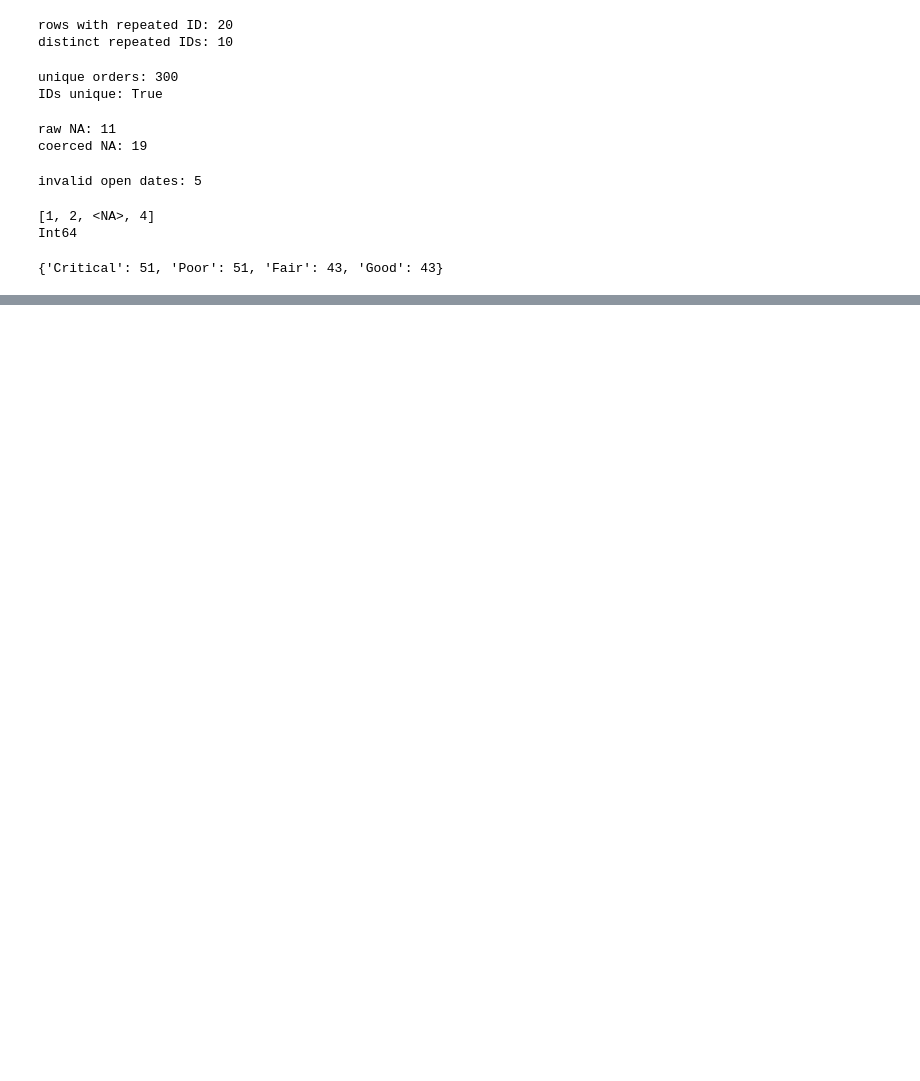
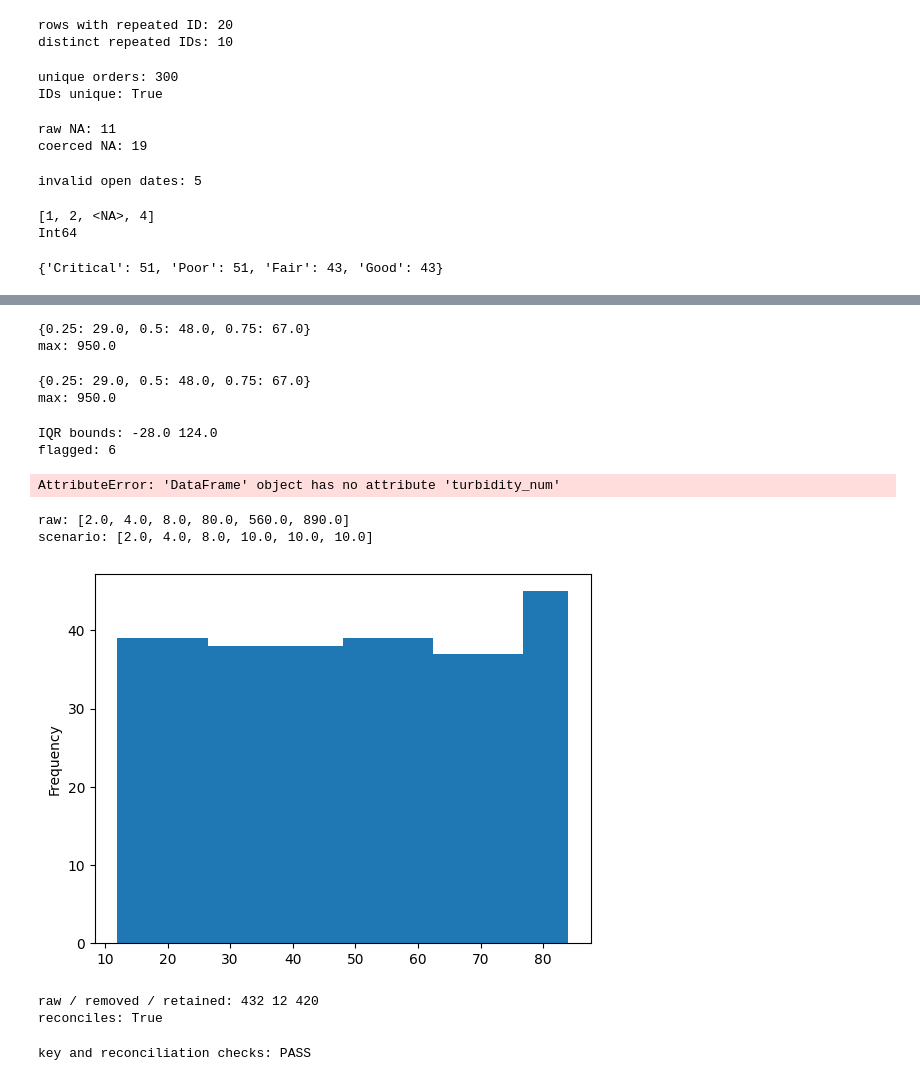
Before and after one commit to dagmawi77/python_aau_training, a Jupyter notebook: dataclean.ipynb, the cells around one changed output, grey strips where cells are left out. Cells and saved outputs as stored; diff of their text form; code cells hidden in the pictures; blank space fills up the shorter version.

```diff
--- a/dataclean.ipynb
+++ b/dataclean.ipynb
@@ -150,0 +251,67 @@ print(a.condition_clean.value_counts()
+# %%
+x = m_unique.usage_m3.dropna()
+print(x.quantile([.25,.50,.75])
+.round(1).to_dict())
+print('max:', float(x.max()))
+# %% [output]
+{0.25: 29.0, 0.5: 48.0, 0.75: 67.0}
+max: 950.0
+# %%
+x = m_unique.usage_m3.dropna()
+print(x.quantile([.25,.50,.75])
+.round(1).to_dict())
+print('max:', float(x.max()))
+# %% [output]
+{0.25: 29.0, 0.5: 48.0, 0.75: 67.0}
+max: 950.0
+# %%
+q1,q3 = x.quantile([.25,.75])
+low,high = q1-1.5*(q3-q1),q3+1.5*(q3-q1)
+print('IQR bounds:',
+round(low,1),round(high,1))
+print('flagged:',
+int((~x.between(low,high)).sum()))
+# %% [output]
+IQR bounds: -28.0 124.0
+flagged: 6
+# %%
+lab.turbidity_num.plot.box()
+plt.ylabel('NTU')
+plt.show()
+# %% [output]
+AttributeError: 'DataFrame' object has no attribute 'turbidity_num'
+# %%
+values = np.array([2,4,8,80,560,890.00])
+scenario = np.clip(values,0,10)
+print('raw:', values.tolist())
+print('scenario:', scenario.tolist())
+# %% [output]
+raw: [2.0, 4.0, 8.0, 80.0, 560.0, 890.0]
+scenario: [2.0, 4.0, 8.0, 10.0, 10.0, 10.0]
+# %%
+gap = m_unique.usage_m3
+valid_gap = gap[
+gap.between(0,200)]
+valid_gap.plot.hist()
+plt.show()
+# %% [output]
+[figure, added]
+# %%
+raw_n,clean_n = len(reading_messy),len(m_unique)
+removed = raw_n - clean_n
+print('raw / removed / retained:',
+raw_n,removed,clean_n)
+print('reconciles:', raw_n==removed+clean_n)
+# %% [output]
+raw / removed / retained: 432 12 420
+reconciles: True
+# %%
+# 1. Primary key uniqueness check
+assert m_unique.record_id.is_unique
+# 2. Reconciliation formula check
+assert len(reading_messy) == len(m_unique) + 12
+# 3. Foreign key / work order check
+assert w_unique.order_id.is_unique
+print('key and reconciliation checks: PASS')
+# %% [output]
+key and reconciliation checks: PASS
```
Also changed, not shown: parts of 15 cells of this notebook, 1 other file.
